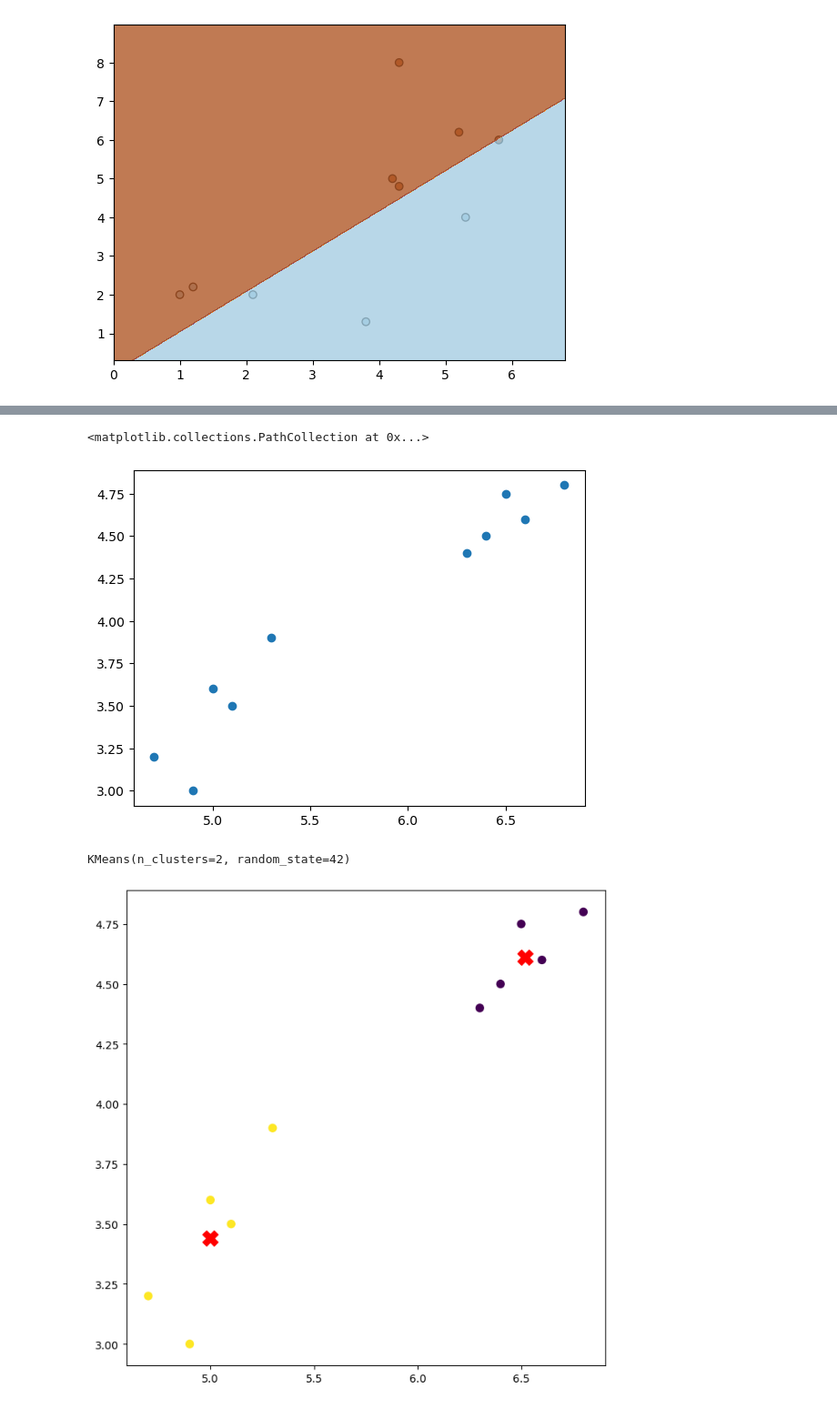
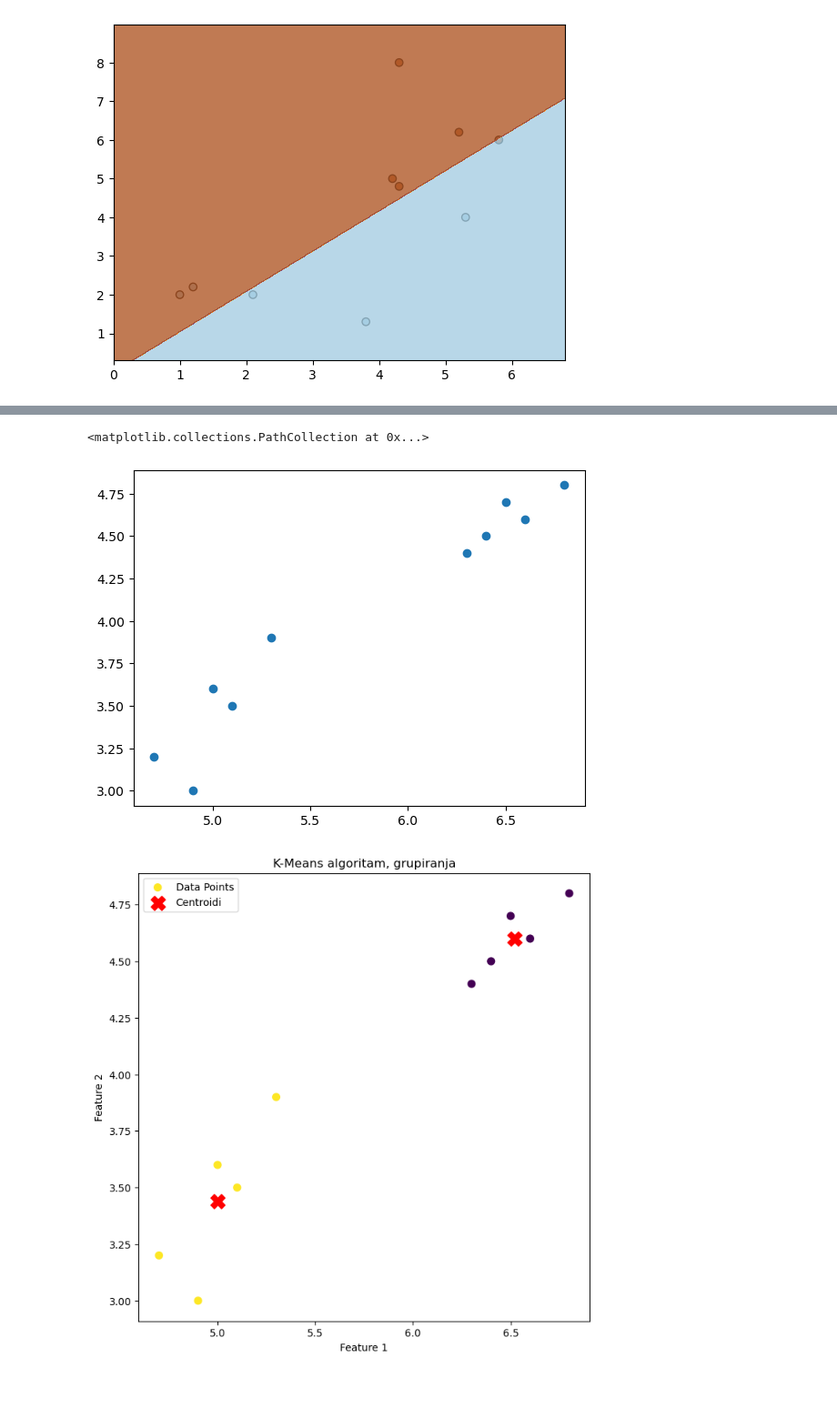
Before and after one commit to nparadina/AlgebraDS, a Jupyter notebook: scikit_learn_primjer.ipynb, the cells around one changed output, grey strips where cells are left out. Shown at 91% size. Saved outputs shown, nothing was run; the diff lists cells and outputs as text; code cells hidden in the pictures.

```diff
--- a/scikit_learn_primjer.ipynb
+++ b/scikit_learn_primjer.ipynb
@@ -174,13 +168,7 @@ from  sklearn.cluster import KMeans
 # %%
-X=np.array([[5.1, 3.5],[4.9,3.0],[4.7, 3.2],[6.6,4.6],[6.3,4.4],[6.8,4.8],[5.0,3.6],[6.4,4.5],[5.3,3.9],[6.5,4.75]])
+X = np.array([[5.1, 3.5], [4.9, 3.0], [4.7, 3.2], [6.6, 4.6], [6.3, 4.4], [6.8, 4.8], [5.0, 3.6], [6.4, 4.5], [5.3, 3.9], [6.5, 4.7]])
 # %%
-plt.scatter(X[:,0], X[:,1])
+plt.scatter(X[:, 0], X[:, 1])
 # %% [output]
 <matplotlib.collections.PathCollection at 0x...>
-[figure, old version]
+[figure, new version]
-# %%
-model_kmeans=KMeans(n_clusters=2, random_state=42)
-
-model_kmeans.fit(X)
-# %% [output]
-KMeans(n_clusters=2, random_state=42)
@@ -190,8 +175,21 @@ centroidi= model_kmeans.cluster_centers_
 # %%
+model = KMeans(n_clusters=2, random_state=100)
+
+model.fit(X)
+
+y_pred = model.predict(X)
+cetroidi = model.cluster_centers_
+
 plt.figure(figsize=(8,8))
-plt.scatter(X[:,0], X[:,1], c=y_pred, s=50, cmap="viridis", label="Data Points")
-plt.scatter(centroidi[:,0], centroidi[:,1], c="red", s=200, marker="X", label="Centroidi")
+
+plt.scatter(X[:, 0], X[:, 1], c=y_pred, s=50, cmap="viridis", label="Data Points")
+plt.scatter(cetroidi[:, 0], cetroidi[:, 1], c="red", s=200, marker="X", label="Centroidi")
+
+plt.xlabel("Feature 1")
+plt.ylabel("Feature 2")
+plt.legend()
+plt.title("K-Means algoritam, grupiranja")
 
 plt.show()
 # %% [output]
-[figure, old version]
+[figure, new version]
```
Also changed, not shown: parts of 52 cells of this notebook, 9 other files.
